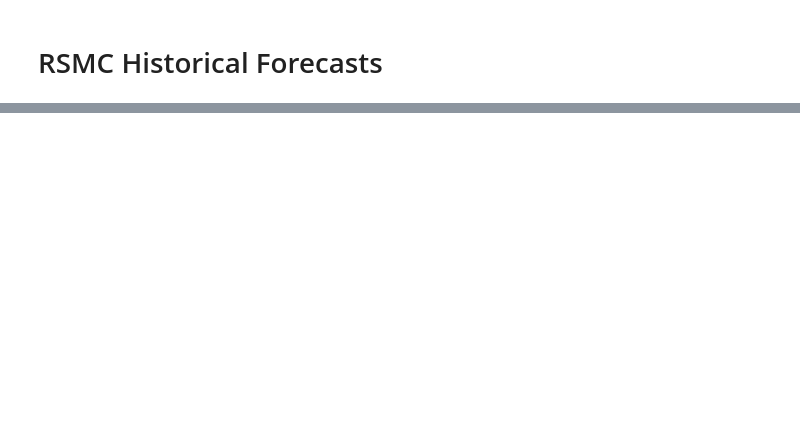
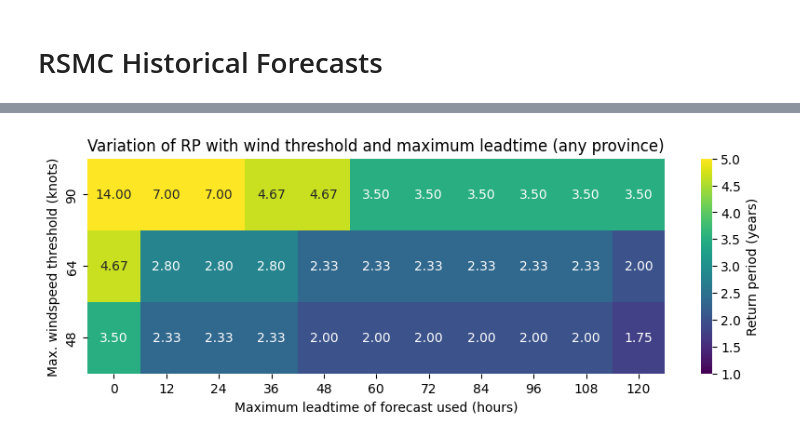
Before and after one commit to OCHA-DAP/ds-aa-moz-cyclones, a Jupyter notebook: exploration/rsmc_historical_forecasts.ipynb, the cells around one changed output, grey strips where cells are left out. Cells and saved outputs as stored; diff of their text form; code cells hidden in the pictures; blank space fills up the shorter version.

```diff
--- a/exploration/rsmc_historical_forecasts.ipynb
+++ b/exploration/rsmc_historical_forecasts.ipynb
@@ -81,0 +114,26 @@ dtype: int64
+# %%
+heatmap_data = df_rps.pivot(index="wind_thresh", columns="max_lt", values="rp")
+
+fig, ax = plt.subplots(figsize=(10, 3))
+
+sns.heatmap(
+    heatmap_data,
+    annot=True,
+    fmt=".2f",
+    ax=ax,
+    vmax=5,
+    vmin=1,
+    cmap="viridis",
+    cbar_kws={"label": "Return period (years)"},
+)
+
+ax.set_xlabel("Maximum leadtime of forecast used (hours)")
+ax.set_ylabel("Max. windspeed threshold (knots)")
+ax.set_title(
+    "Variation of RP with wind threshold and maximum leadtime (any province)"
+)
+ax.invert_yaxis()
+
+plt.show()
+# %% [output]
+[figure, added]
```
Also changed, not shown: parts of 11 cells of this notebook, 5 other files.
